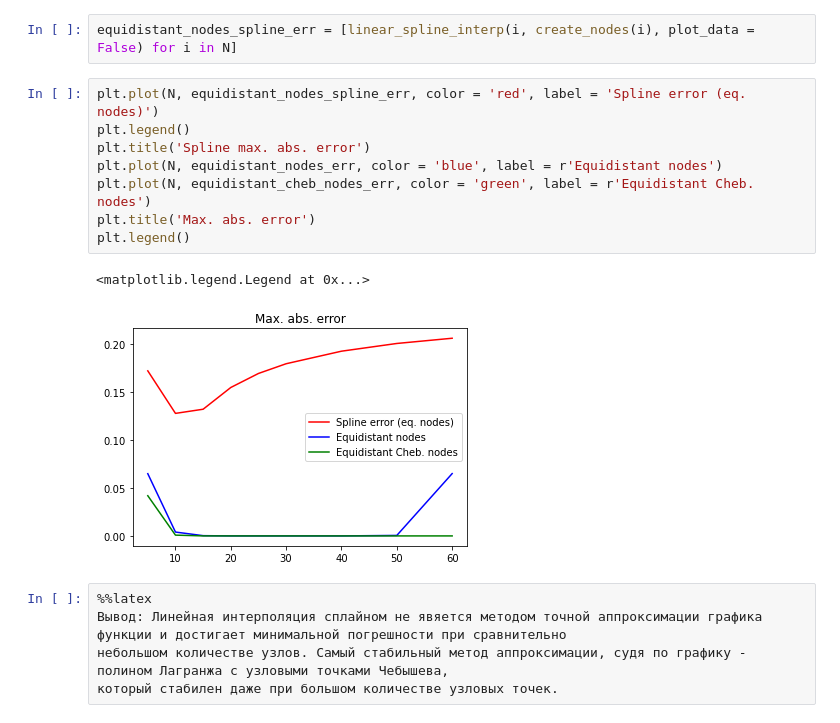
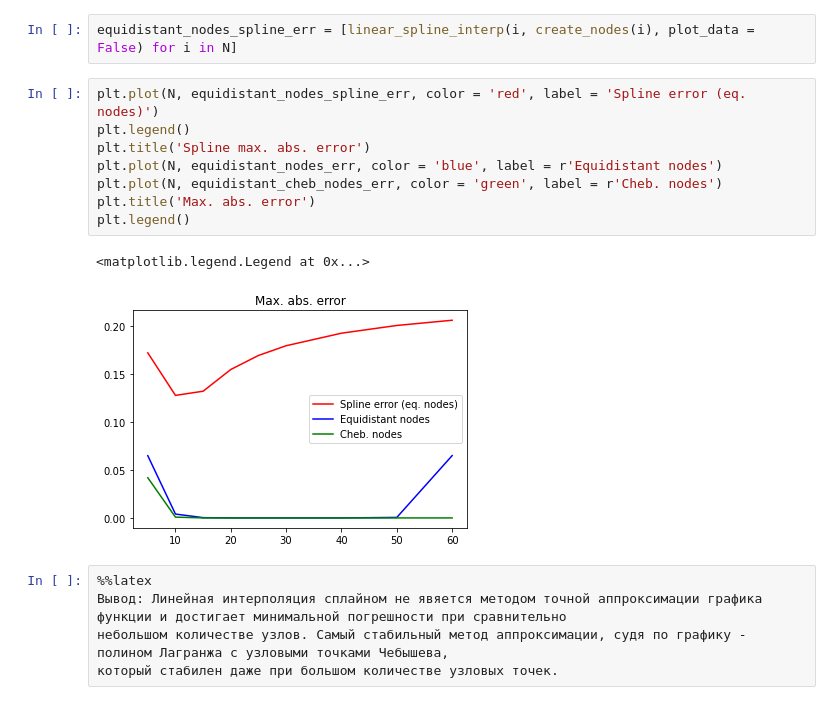
Before and after one commit to evershin104/num_met, a Jupyter notebook: lab4.ipynb, the cells around one changed output. Drawn from its saved outputs; the diff is of its cells as text.

```diff
--- a/lab4.ipynb
+++ b/lab4.ipynb
@@ -212,14 +212,14 @@ equidistant_nodes_spline_err = [linear_spline_interp(i, create_nodes(i), plot_da
 # %%
 plt.plot(N, equidistant_nodes_spline_err, color = 'red', label = 'Spline error (eq. nodes)')
 plt.legend()
 plt.title('Spline max. abs. error')
 plt.plot(N, equidistant_nodes_err, color = 'blue', label = r'Equidistant nodes')
-plt.plot(N, equidistant_cheb_nodes_err, color = 'green', label = r'Equidistant Cheb. nodes')
+plt.plot(N, equidistant_cheb_nodes_err, color = 'green', label = r'Cheb. nodes')
 plt.title('Max. abs. error')
 plt.legend()
 # %% [output]
 <matplotlib.legend.Legend at 0x...>
-[figure, old version]
+[figure, new version]
 # %%
 %%latex
 Вывод: Линейная интерполяция сплайном не явяется методом точной аппроксимации графика функции и достигает минимальной погрешности при сравнительно
```
